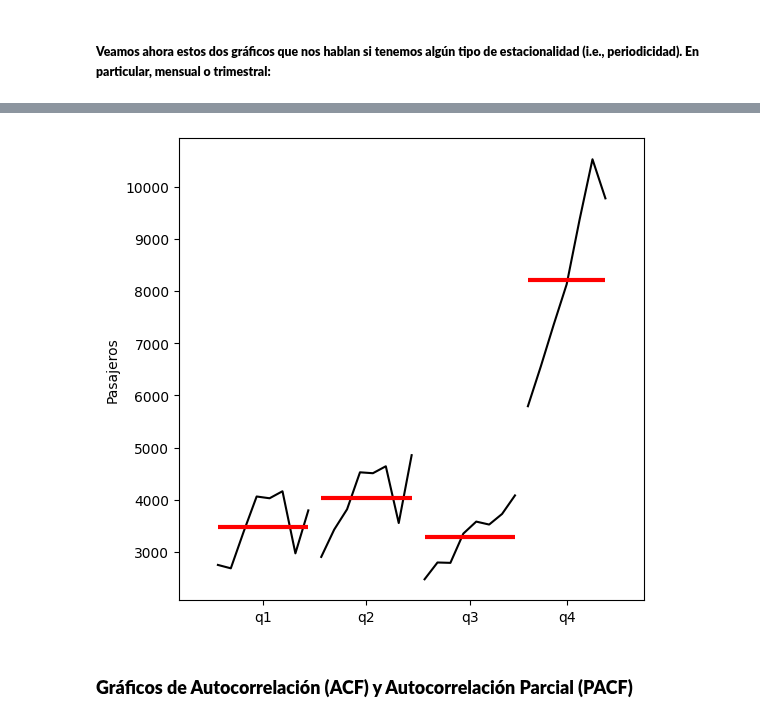
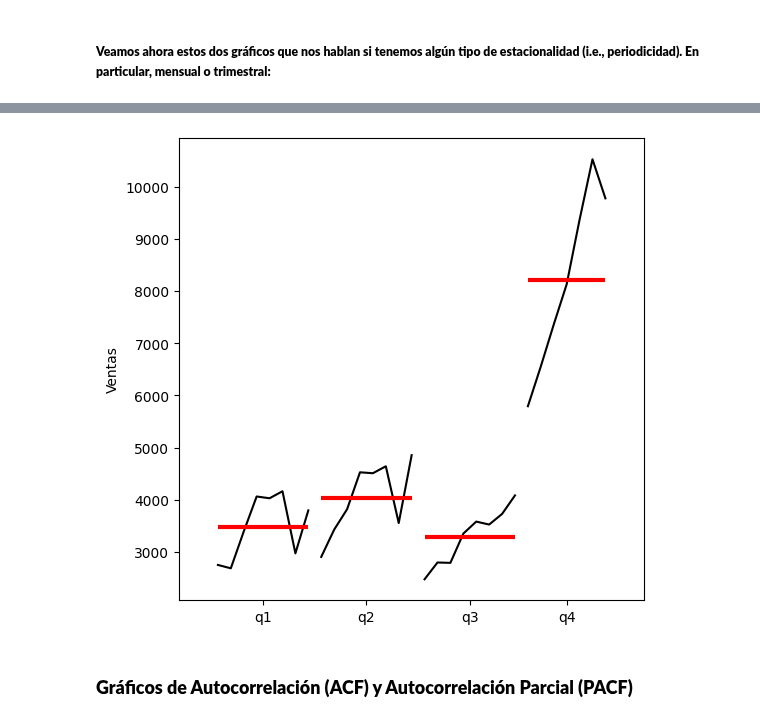
Before and after one commit to AngelBriFi/TareasTransfer, a Jupyter notebook: MNA_IAyAA_Series_de_Tiempo_SARIMA_Prophet_LSTM_2025.ipynb, the cells around one changed output, grey strips where cells are left out. Drawn from its saved outputs; the diff is of its cells as text; code cells hidden in the pictures.

```diff
--- a/MNA_IAyAA_Series_de_Tiempo_SARIMA_Prophet_LSTM_2025.ipynb
+++ b/MNA_IAyAA_Series_de_Tiempo_SARIMA_Prophet_LSTM_2025.ipynb
@@ -269,9 +244,9 @@ plt.show()
 # %%
-# Si queremos graficar y detectar estacionalidad trimestral:
-fig = quarter_plot(train['y'].resample('Q').mean(), ylabel='Pasajeros')
+# Estacionalidad trimestral:
+fig = quarter_plot(train['y'].resample('Q').mean(), ylabel='Ventas')
 fig.set_size_inches(6,6)
 plt.show()
 # %% [output]
-[figure, old version]
+[figure, new version]
 # %% [markdown]
 ### **Gráficos de Autocorrelación (ACF) y Autocorrelación Parcial (PACF)**
```
Also changed, not shown: parts of 41 cells of this notebook.
